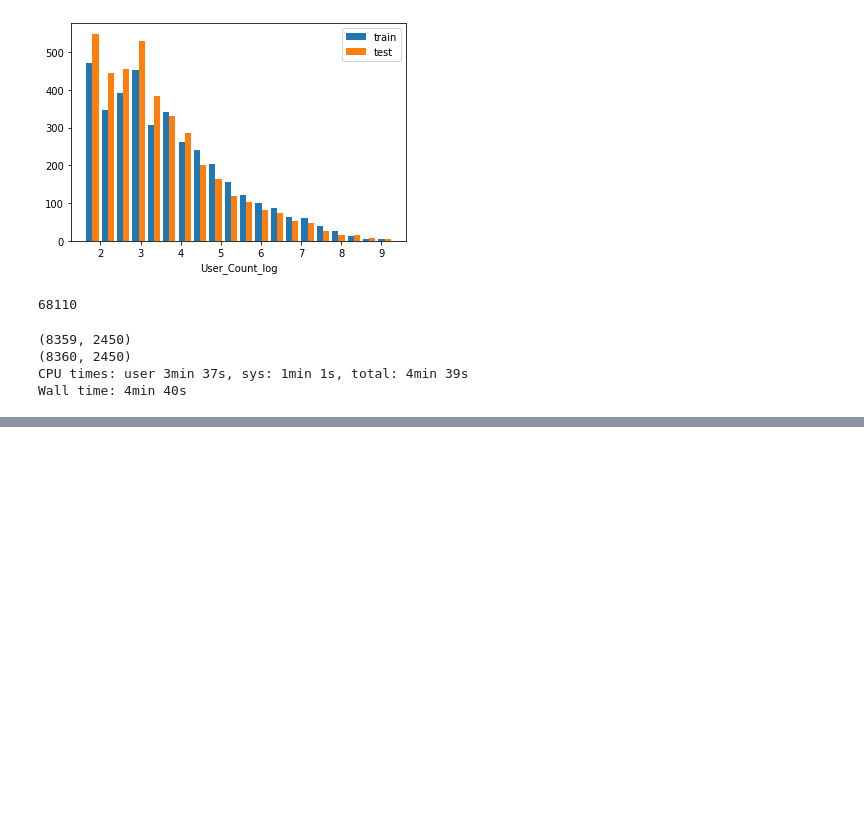
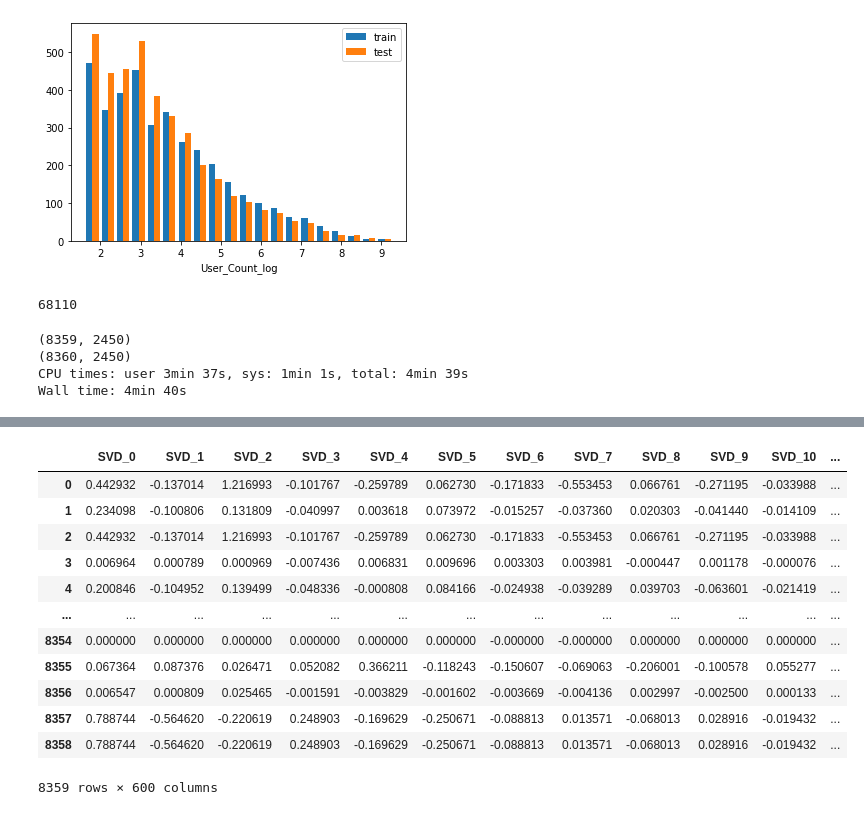
Before and after one commit to yumehara/atmacup8, a Jupyter notebook: notebook/EDA.ipynb, the cells around one changed output, grey strips where cells are left out. Saved outputs shown, nothing was run; the diff lists cells and outputs as text; code cells hidden in the pictures; blank space fills up the shorter version.

```diff
--- a/notebook/EDA.ipynb
+++ b/notebook/EDA.ipynb
@@ -250,0 +277,16 @@ test_pivot.to_feather('../inputs/test_word.f')
+# %%
+pd.DataFrame(svd_matrix).add_prefix('SVD_')
+# %% [output]
+|  | SVD_0 | SVD_1 | SVD_2 | SVD_3 | SVD_4 | SVD_5 | SVD_6 | SVD_7 | SVD_8 | SVD_9 | SVD_10 | ... |
+| 0 | 0.442932 | -0.137014 | 1.216993 | -0.101767 | -0.259789 | 0.062730 | -0.171833 | -0.553453 | 0.066761 | -0.271195 | -0.033988 | ... |
+| 1 | 0.234098 | -0.100806 | 0.131809 | -0.040997 | 0.003618 | 0.073972 | -0.015257 | -0.037360 | 0.020303 | -0.041440 | -0.014109 | ... |
+| 2 | 0.442932 | -0.137014 | 1.216993 | -0.101767 | -0.259789 | 0.062730 | -0.171833 | -0.553453 | 0.066761 | -0.271195 | -0.033988 | ... |
+| 3 | 0.006964 | 0.000789 | 0.000969 | -0.007436 | 0.006831 | 0.009696 | 0.003303 | 0.003981 | -0.000447 | 0.001178 | -0.000076 | ... |
+| 4 | 0.200846 | -0.104952 | 0.139499 | -0.048336 | -0.000808 | 0.084166 | -0.024938 | -0.039289 | 0.039703 | -0.063601 | -0.021419 | ... |
+| ... | ... | ... | ... | ... | ... | ... | ... | ... | ... | ... | ... | ... |
+| 8354 | 0.000000 | 0.000000 | 0.000000 | 0.000000 | 0.000000 | 0.000000 | -0.000000 | -0.000000 | 0.000000 | 0.000000 | 0.000000 | ... |
+| 8355 | 0.067364 | 0.087376 | 0.026471 | 0.052082 | 0.366211 | -0.118243 | -0.150607 | -0.069063 | -0.206001 | -0.100578 | 0.055277 | ... |
+| 8356 | 0.006547 | 0.000809 | 0.025465 | -0.001591 | -0.003829 | -0.001602 | -0.003669 | -0.004136 | 0.002997 | -0.002500 | 0.000133 | ... |
+| 8357 | 0.788744 | -0.564620 | -0.220619 | 0.248903 | -0.169629 | -0.250671 | -0.088813 | 0.013571 | -0.068013 | 0.028916 | -0.019432 | ... |
+| 8358 | 0.788744 | -0.564620 | -0.220619 | 0.248903 | -0.169629 | -0.250671 | -0.088813 | 0.013571 | -0.068013 | 0.028916 | -0.019432 | ... |
+8359 rows × 600 columns
```
Also changed, not shown: parts of 3 cells of this notebook, 2 other files.
